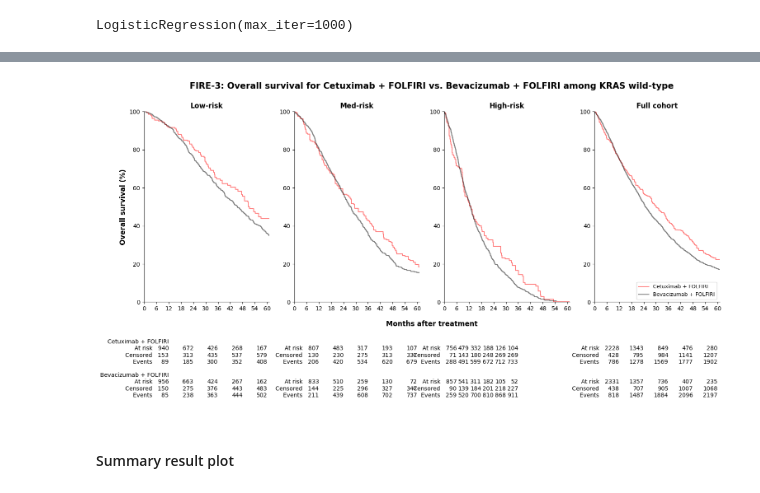
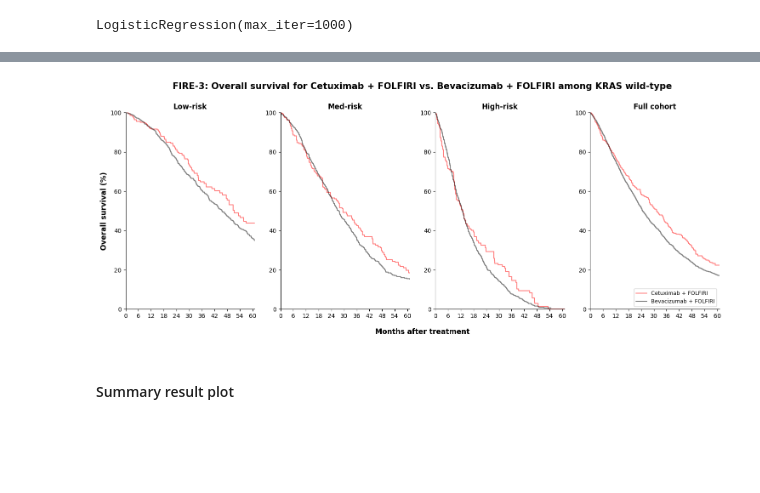
Before and after one commit to xavier-orcutt/TrialTranslator-notebooks, a Jupyter notebook: colorectal/rtrial_wt3r_33c.ipynb, the cells around one changed output, grey strips where cells are left out. Cells and saved outputs as stored; diff of their text form; code cells hidden in the pictures; blank space fills up the shorter version.

```diff
--- a/colorectal/rtrial_wt3r_33c.ipynb
+++ b/colorectal/rtrial_wt3r_33c.ipynb
@@ -715,10 +737,12 @@ LogisticRegression(max_iter=1000)
 pred_low = lr_fire_low.predict_proba(fire_low_x)
 pred_med = lr_fire_med.predict_proba(fire_med_x)
 pred_high = lr_fire_high.predict_proba(fire_high_x)
+pred_all = lr_fire_all.predict_proba(fire_all_x)
 # %%
 fire_iptw_low['ps'] = pred_low[:, 1]
 fire_iptw_med['ps'] = pred_med[:, 1]
 fire_iptw_high['ps'] = pred_high[:, 1]
+fire_iptw_all['ps'] = pred_all[:, 1]
 # %%
 fire_iptw_low['weight'] = (
     np.where(fire_iptw_low['fxi_cet'] == 1, 1/fire_iptw_low['ps'], 1/(1 - fire_iptw_low['ps'])))
@@ -728,8 +752,9 @@ fire_iptw_med['weight'] = (
 
 fire_iptw_high['weight'] = (
     np.where(fire_iptw_high['fxi_cet'] == 1, 1/fire_iptw_high['ps'], 1/(1 - fire_iptw_high['ps'])))
+
+fire_iptw_all['weight'] = (
+    np.where(fire_iptw_all['fxi_cet'] == 1, 1/fire_iptw_all['ps'], 1/(1 - fire_iptw_all['ps'])))
-# %%
-fire_iptw_all = pd.concat([fire_iptw_low, fire_iptw_med, fire_iptw_high])
 # %%
 # Low KM curves
 kmf_low_cet_f_iptw = KaplanMeierFitter()
@@ -799,14 +824,8 @@ fig = plt.figure(figsize=(18, 6))
 plt.subplot(1, 4, 1)
 
 plt.step(kmf_low_cet_f_iptw.timeline, kmf_low_cet_f_iptw.survival_function_.values*100, color = 'red', alpha = 0.5)
-#plt.step(kmf_low_pembro_024_iptw.confidence_interval_.index, np.array(kmf_low_pembro_024_iptw.confidence_interval_['KM_estimate_upper_0.95'])*100, linestyle = '--', color = 'red', alpha = 0.3)
-#plt.step(kmf_low_pembro_024_iptw.confidence_interval_.index, np.array(kmf_low_pembro_024_iptw.confidence_interval_['KM_estimate_lower_0.95'])*100, linestyle = '--', color = 'red', alpha = 0.3)
-#plt.fill_between(kmf_low_pembro_024_iptw.timeline, np.array(kmf_low_pembro_024_iptw.confidence_interval_['KM_estimate_upper_0.95'])*100, np.array(kmf_low_pembro_024_iptw.confidence_interval_['KM_estimate_lower_0.95'])*100, facecolor = 'red', alpha = 0.1)
 
 plt.step(kmf_low_bev_f_iptw.timeline, kmf_low_bev_f_iptw.survival_function_.values*100, color = 'black', alpha = 0.5)
-#plt.step(kmf_low_plat_024_iptw.confidence_interval_.index, np.array(kmf_low_plat_024_iptw.confidence_interval_['KM_estimate_upper_0.95'])*100, linestyle = '--', color = 'black', alpha = 0.3)
-#plt.step(kmf_low_plat_024_iptw.confidence_interval_.index, np.array(kmf_low_plat_024_iptw.confidence_interval_['KM_estimate_lower_0.95'])*100, linestyle = '--', color = 'black', alpha = 0.3)
-#plt.fill_between(kmf_low_plat_024_iptw.timeline, np.array(kmf_low_plat_024_iptw.confidence_interval_['KM_estimate_upper_0.95'])*100, np.array(kmf_low_plat_024_iptw.confidence_interval_['KM_estimate_lower_0.95'])*100, facecolor = 'black', alpha = 0.1)
 
 plt.xticks(np.arange(0, 61, 6))
 plt.xlim(0, 61)
@@ -818,20 +837,12 @@ plt.ylabel('Overall survival (%)', size = 12, weight = 'bold')
 plt.gca().spines['top'].set_visible(False)
 plt.gca().spines['right'].set_visible(False)
 
-add_at_risk_counts(kmf_low_cet_f_iptw, kmf_low_bev_f_iptw, ypos = -0.8, xticks = np.arange(12, 61, 12), labels = ['Cetuximab + FOLFIRI', 'Bevacizumab + FOLFIRI'])
-
 # Plot survival curves for med risk group.
 plt.subplot(1, 4, 2)
 
 plt.step(kmf_med_cet_f_iptw.timeline, kmf_med_cet_f_iptw.survival_function_.values*100, color = 'red', alpha = 0.5)
-#plt.step(kmf_med_pembro_024_iptw.confidence_interval_.index, np.array(kmf_med_pembro_024_iptw.confidence_interval_['KM_estimate_upper_0.95'])*100, linestyle = '--', color = 'red', alpha = 0.3)
-#plt.step(kmf_med_pembro_024_iptw.confidence_interval_.index, np.array(kmf_med_pembro_024_iptw.confidence_interval_['KM_estimate_lower_0.95'])*100, linestyle = '--', color = 'red', alpha = 0.3)
-#plt.fill_between(kmf_med_pembro_024_iptw.timeline, np.array(kmf_med_pembro_024_iptw.confidence_interval_['KM_estimate_upper_0.95'])*100, np.array(kmf_med_pembro_024_iptw.confidence_interval_['KM_estimate_lower_0.95'])*100, facecolor = 'red', alpha = 0.1)
 
 plt.step(kmf_med_bev_f_iptw.timeline, kmf_med_bev_f_iptw.survival_function_.values*100, color = 'black', alpha = 0.5)
-#plt.step(kmf_med_plat_024_iptw.confidence_interval_.index, np.array(kmf_med_plat_024_iptw.confidence_interval_['KM_estimate_upper_0.95'])*100, linestyle = '--', color = 'black', alpha = 0.3)
-#plt.step(kmf_med_plat_024_iptw.confidence_interval_.index, np.array(kmf_med_plat_024_iptw.confidence_interval_['KM_estimate_lower_0.95'])*100, linestyle = '--', color = 'black', alpha = 0.3)
-#plt.fill_between(kmf_med_plat_024_iptw.timeline, np.array(kmf_med_plat_024_iptw.confidence_interval_['KM_estimate_upper_0.95'])*100, np.array(kmf_med_plat_024_iptw.confidence_interval_['KM_estimate_lower_0.95'])*100, facecolor = 'black', alpha = 0.1)
 
 plt.xticks(np.arange(0, 61, 6))
 plt.xlim(0, 61)
@@ -842,20 +853,12 @@ plt.title('Med-risk', weight = 'bold')
 plt.gca().spines['top'].set_visible(False)
 plt.gca().spines['right'].set_visible(False)
 
-add_at_risk_counts(kmf_med_cet_f_iptw, kmf_med_bev_f_iptw, ypos = -0.8, xticks = np.arange(12, 61, 12), labels = [' ', ' '])
-
 # Plot survival curves by treatment for high risk group.
 plt.subplot(1, 4, 3)
 
 plt.step(kmf_high_cet_f_iptw.timeline, kmf_high_cet_f_iptw.survival_function_.values*100, color = 'red', alpha = 0.5)
-#plt.step(kmf_high_pembro_024_iptw.confidence_interval_.index, np.array(kmf_high_pembro_024_iptw.confidence_interval_['KM_estimate_upper_0.95'])*100, linestyle = '--', color = 'red', alpha = 0.3)
-#plt.step(kmf_high_pembro_024_iptw.confidence_interval_.index, np.array(kmf_high_pembro_024_iptw.confidence_interval_['KM_estimate_lower_0.95'])*100, linestyle = '--', color = 'red', alpha = 0.3)
-#plt.fill_between(kmf_high_pembro_024_iptw.timeline, np.array(kmf_high_pembro_024_iptw.confidence_interval_['KM_estimate_upper_0.95'])*100, np.array(kmf_high_pembro_024_iptw.confidence_interval_['KM_estimate_lower_0.95'])*100, facecolor = 'red', alpha = 0.1)
 
 plt.step(kmf_high_bev_f_iptw.timeline, kmf_high_bev_f_iptw.survival_function_.values*100, color = 'black', alpha = 0.5)
-#plt.step(kmf_high_plat_024_iptw.confidence_interval_.index[:-1], (np.array(kmf_high_plat_024_iptw.confidence_interval_['KM_estimate_upper_0.95'])*100)[:-1], linestyle = '--', color = 'black', alpha = 0.3)
-#plt.step(kmf_high_plat_024_iptw.confidence_interval_.index[:-1], (np.array(kmf_high_plat_024_iptw.confidence_interval_['KM_estimate_lower_0.95'])*100)[:-1], linestyle = '--', color = 'black', alpha = 0.3)
-#plt.fill_between(kmf_high_plat_024_iptw.timeline[:-1], (np.array(kmf_high_plat_024_iptw.confidence_interval_['KM_estimate_upper_0.95'])*100)[:-1], (np.array(kmf_high_plat_024_iptw.confidence_interval_['KM_estimate_lower_0.95'])*100)[:-1], facecolor = 'black', alpha = 0.1)
 
 plt.xticks(np.arange(0, 61, 6))
 plt.xlim(0, 61)
@@ -864,44 +867,34 @@ plt.ylim(0, 100)
 plt.title('High-risk', weight = 'bold')
 
 plt.gca().spines['top'].set_visible(False)
 plt.gca().spines['right'].set_visible(False)
 
-add_at_risk_counts(kmf_high_cet_f_iptw, kmf_high_bev_f_iptw, ypos = -0.8, xticks = np.arange(6, 37, 6), labels = [' ', ' '])
-
 # Plot survival curves by treatment for all risk group.
 plt.subplot(1, 4, 4)
 
 plt.step(kmf_all_cet_f_iptw.timeline, kmf_all_cet_f_iptw.survival_function_.values*100, color = 'red', alpha = 0.5, label = 'Cetuximab + FOLFIRI')
-#plt.step(kmf_all_pembro_024_iptw.confidence_interval_.index, np.array(kmf_all_pembro_024_iptw.confidence_interval_['KM_estimate_upper_0.95'])*100, linestyle = '--', color = 'red', alpha = 0.3)
-#plt.step(kmf_all_pembro_024_iptw.confidence_interval_.index, np.array(kmf_all_pembro_024_iptw.confidence_interval_['KM_estimate_lower_0.95'])*100, linestyle = '--', color = 'red', alpha = 0.3)
-#plt.fill_between(kmf_all_pembro_024_iptw.timeline, np.array(kmf_all_pembro_024_iptw.confidence_interval_['KM_estimate_upper_0.95'])*100, np.array(kmf_all_pembro_024_iptw.confidence_interval_['KM_estimate_lower_0.95'])*100, facecolor = 'red', alpha = 0.1)
 
 plt.step(kmf_all_bev_f_iptw.timeline, kmf_all_bev_f_iptw.survival_function_.values*100, color = 'black', alpha = 0.5, label = 'Bevacizumab + FOLFIRI')
-#plt.step(kmf_all_plat_024_iptw.confidence_interval_.index, np.array(kmf_all_plat_024_iptw.confidence_interval_['KM_estimate_upper_0.95'])*100, linestyle = '--', color = 'black', alpha = 0.3)
-#plt.step(kmf_all_plat_024_iptw.confidence_interval_.index, np.array(kmf_all_plat_024_iptw.confidence_interval_['KM_estimate_lower_0.95'])*100, linestyle = '--', color = 'black', alpha = 0.3)
-#plt.fill_between(kmf_all_plat_024_iptw.timeline, np.array(kmf_all_plat_024_iptw.confidence_interval_['KM_estimate_upper_0.95'])*100, np.array(kmf_all_plat_024_iptw.confidence_interval_['KM_estimate_lower_0.95'])*100, facecolor = 'black', alpha = 0.1)
 
 plt.xticks(np.arange(0, 61, 6))
 plt.xlim(0, 61)
 plt.ylim(0, 100)
 
 plt.title('Full cohort', weight = 'bold')
 
 plt.gca().spines['top'].set_visible(False)
 plt.gca().spines['right'].set_visible(False)
 
 plt.legend(loc = 'lower right', prop = {'size': 9})
 
-add_at_risk_counts(kmf_all_cet_f_iptw, kmf_all_bev_f_iptw, ypos = -0.8, xticks = np.arange(12, 61, 12), labels = [' ', ' '])
-
 fig.add_subplot(1, 1, 1, frameon = False)
 plt.tick_params(labelcolor = 'none', which = 'both', top = False, bottom = False, left = False, right = False)
 plt.xlabel('Months after treatment', labelpad = 15, size = 12, weight = 'bold')
 plt.title('FIRE-3: Overall survival for Cetuximab + FOLFIRI vs. Bevacizumab + FOLFIRI among KRAS wild-type', pad = 40, size = 15, weight = 'bold')
 
 plt.show()
 # %% [output]
-[figure, old version]
+[figure, new version]
 # %% [markdown]
 #### Summary result plot
 # %%
```
Also changed, not shown: parts of 5 cells of this notebook, 2 other files.
